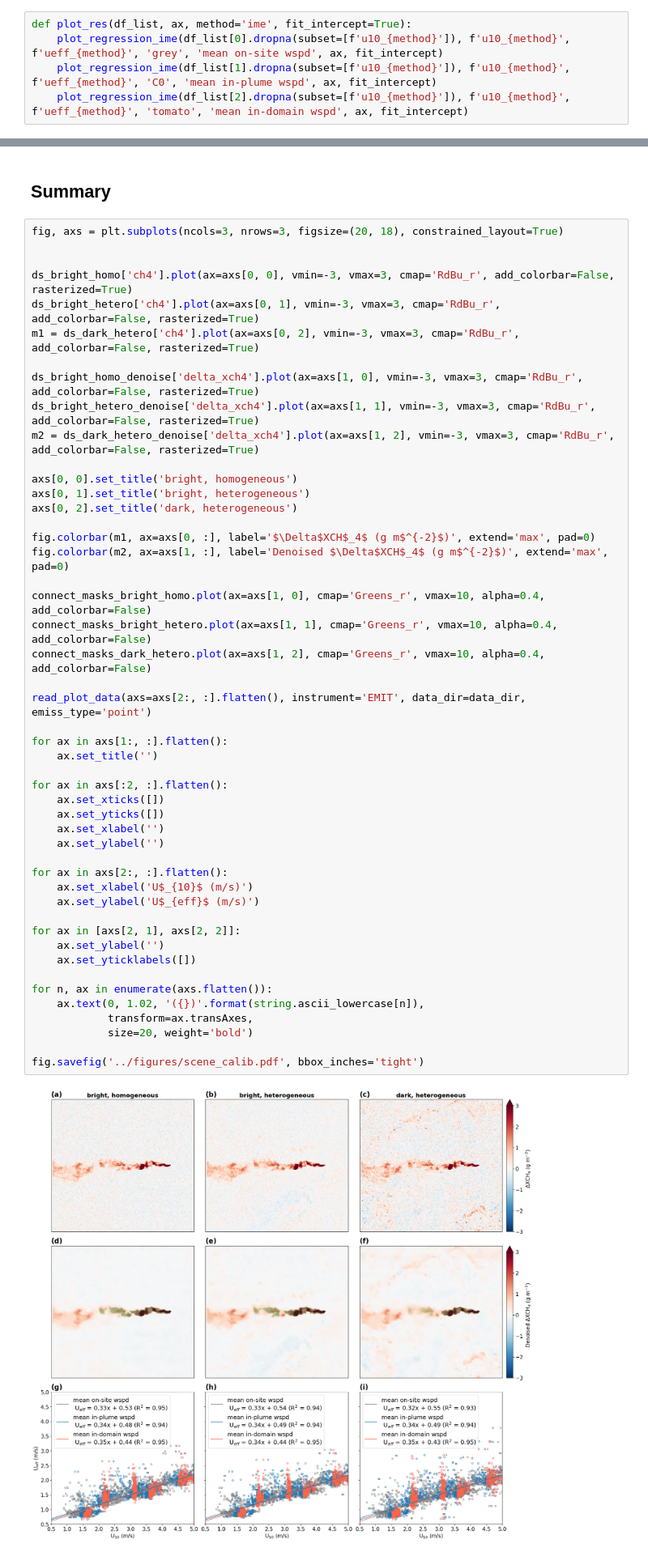
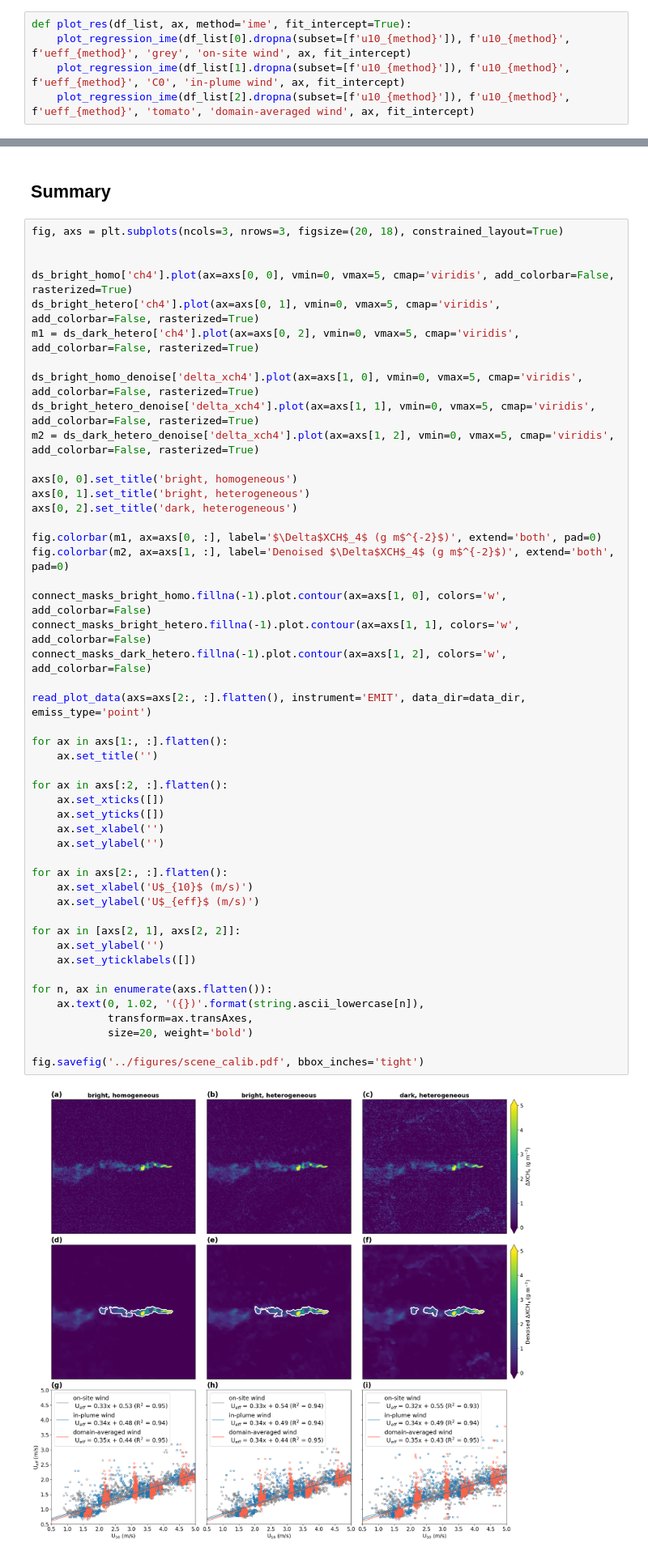
Before and after one commit to zxdawn/HyperGas-GMD, a Jupyter notebook: notebooks/scene_calib.ipynb, the cells around one changed output, grey strips where cells are left out. Shown at 81% size. Saved outputs shown, nothing was run; the diff lists cells and outputs as text.

```diff
--- a/notebooks/scene_calib.ipynb
+++ b/notebooks/scene_calib.ipynb
@@ -316,9 +316,9 @@ def plot_regression_ime(df, xname, yname, color, name, ax=None, fit_intercept=Tr
                             }, index=[0])
 # %%
 def plot_res(df_list, ax, method='ime', fit_intercept=True):
-    plot_regression_ime(df_list[0].dropna(subset=[f'u10_{method}']), f'u10_{method}', f'ueff_{method}', 'grey', 'mean on-site wspd', ax, fit_intercept)
-    plot_regression_ime(df_list[1].dropna(subset=[f'u10_{method}']), f'u10_{method}', f'ueff_{method}', 'C0', 'mean in-plume wspd', ax, fit_intercept)
-    plot_regression_ime(df_list[2].dropna(subset=[f'u10_{method}']), f'u10_{method}', f'ueff_{method}', 'tomato', 'mean in-domain wspd', ax, fit_intercept)
+    plot_regression_ime(df_list[0].dropna(subset=[f'u10_{method}']), f'u10_{method}', f'ueff_{method}', 'grey', 'on-site wind', ax, fit_intercept)
+    plot_regression_ime(df_list[1].dropna(subset=[f'u10_{method}']), f'u10_{method}', f'ueff_{method}', 'C0', 'in-plume wind', ax, fit_intercept)
+    plot_regression_ime(df_list[2].dropna(subset=[f'u10_{method}']), f'u10_{method}', f'ueff_{method}', 'tomato', 'domain-averaged wind', ax, fit_intercept)
 # %%
 def read_plot_data(axs, instrument, data_dir, emiss_type, emiss_limit='', method='ime', fit_intercept=True, wind='u10'):
     df_bright_homo_list = read_csv(data_dir=data_dir, loc_name='Xinjiang', emiss_type=emiss_type, emiss_limit=emiss_limit, instrument=instrument, wind=wind)
@@ -346,49 +346,49 @@ def read_plot_data(axs, instrument, data_dir, emiss_type, emiss_limit='', method
 fig, axs = plt.subplots(ncols=3, nrows=3, figsize=(20, 18), constrained_layout=True)
 
 
-ds_bright_homo['ch4'].plot(ax=axs[0, 0], vmin=-3, vmax=3, cmap='RdBu_r', add_colorbar=False, rasterized=True)
-ds_bright_hetero['ch4'].plot(ax=axs[0, 1], vmin=-3, vmax=3, cmap='RdBu_r', add_colorbar=False, rasterized=True)
-m1 = ds_dark_hetero['ch4'].plot(ax=axs[0, 2], vmin=-3, vmax=3, cmap='RdBu_r', add_colorbar=False, rasterized=True)
+ds_bright_homo['ch4'].plot(ax=axs[0, 0], vmin=0, vmax=5, cmap='viridis', add_colorbar=False, rasterized=True)
+ds_bright_hetero['ch4'].plot(ax=axs[0, 1], vmin=0, vmax=5, cmap='viridis', add_colorbar=False, rasterized=True)
+m1 = ds_dark_hetero['ch4'].plot(ax=axs[0, 2], vmin=0, vmax=5, cmap='viridis', add_colorbar=False, rasterized=True)
 
-ds_bright_homo_denoise['delta_xch4'].plot(ax=axs[1, 0], vmin=-3, vmax=3, cmap='RdBu_r', add_colorbar=False, rasterized=True)
-ds_bright_hetero_denoise['delta_xch4'].plot(ax=axs[1, 1], vmin=-3, vmax=3, cmap='RdBu_r', add_colorbar=False, rasterized=True)
-m2 = ds_dark_hetero_denoise['delta_xch4'].plot(ax=axs[1, 2], vmin=-3, vmax=3, cmap='RdBu_r', add_colorbar=False, rasterized=True)
+ds_bright_homo_denoise['delta_xch4'].plot(ax=axs[1, 0], vmin=0, vmax=5, cmap='viridis', add_colorbar=False, rasterized=True)
+ds_bright_hetero_denoise['delta_xch4'].plot(ax=axs[1, 1], vmin=0, vmax=5, cmap='viridis', add_colorbar=False, rasterized=True)
+m2 = ds_dark_hetero_denoise['delta_xch4'].plot(ax=axs[1, 2], vmin=0, vmax=5, cmap='viridis', add_colorbar=False, rasterized=True)
 
 axs[0, 0].set_title('bright, homogeneous')
 axs[0, 1].set_title('bright, heterogeneous')
 axs[0, 2].set_title('dark, heterogeneous')
 
-fig.colorbar(m1, ax=axs[0, :], label='$\Delta$XCH$_4$ (g m$^{-2}$)', extend='max', pad=0)
-fig.colorbar(m2, ax=axs[1, :], label='Denoised $\Delta$XCH$_4$ (g m$^{-2}$)', extend='max', pad=0)
+fig.colorbar(m1, ax=axs[0, :], label='$\Delta$XCH$_4$ (g m$^{-2}$)', extend='both', pad=0)
+fig.colorbar(m2, ax=axs[1, :], label='Denoised $\Delta$XCH$_4$ (g m$^{-2}$)', extend='both', pad=0)
 
-connect_masks_bright_homo.plot(ax=axs[1, 0], cmap='Greens_r', vmax=10, alpha=0.4, add_colorbar=False)
-connect_masks_bright_hetero.plot(ax=axs[1, 1], cmap='Greens_r', vmax=10, alpha=0.4, add_colorbar=False)
-connect_masks_dark_hetero.plot(ax=axs[1, 2], cmap='Greens_r', vmax=10, alpha=0.4, add_colorbar=False)
+connect_masks_bright_homo.fillna(-1).plot.contour(ax=axs[1, 0], colors='w', add_colorbar=False)
+connect_masks_bright_hetero.fillna(-1).plot.contour(ax=axs[1, 1], colors='w', add_colorbar=False)
+connect_masks_dark_hetero.fillna(-1).plot.contour(ax=axs[1, 2], colors='w', add_colorbar=False)
 
 read_plot_data(axs=axs[2:, :].flatten(), instrument='EMIT', data_dir=data_dir, emiss_type='point')
 
 for ax in axs[1:, :].flatten():
     ax.set_title('')
 
 for ax in axs[:2, :].flatten():
     ax.set_xticks([])
     ax.set_yticks([])
     ax.set_xlabel('')
     ax.set_ylabel('')
 
 for ax in axs[2:, :].flatten():
     ax.set_xlabel('U$_{10}$ (m/s)')
     ax.set_ylabel('U$_{eff}$ (m/s)')
 
 for ax in [axs[2, 1], axs[2, 2]]:
     ax.set_ylabel('')
     ax.set_yticklabels([])
 
 for n, ax in enumerate(axs.flatten()):
     ax.text(0, 1.02, '({})'.format(string.ascii_lowercase[n]),
             transform=ax.transAxes,
             size=20, weight='bold')
 
 fig.savefig('../figures/scene_calib.pdf', bbox_inches='tight')
 # %% [output]
-[figure, old version]
+[figure, new version]
```
Also changed, not shown: 4 other files.
